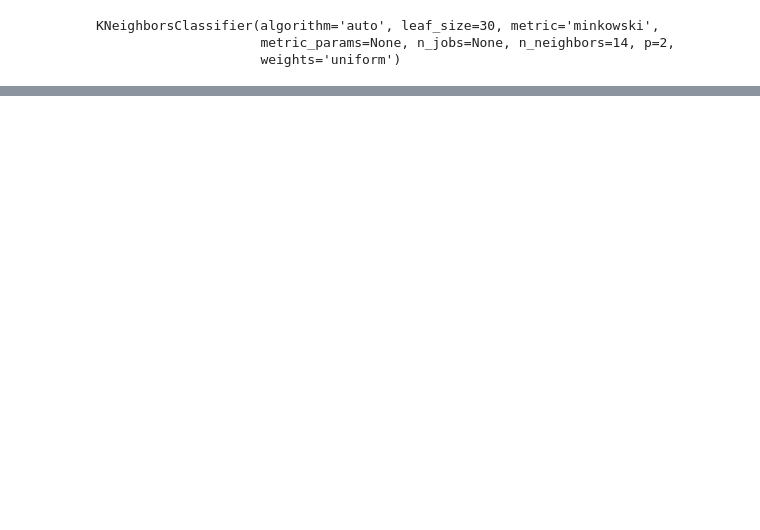
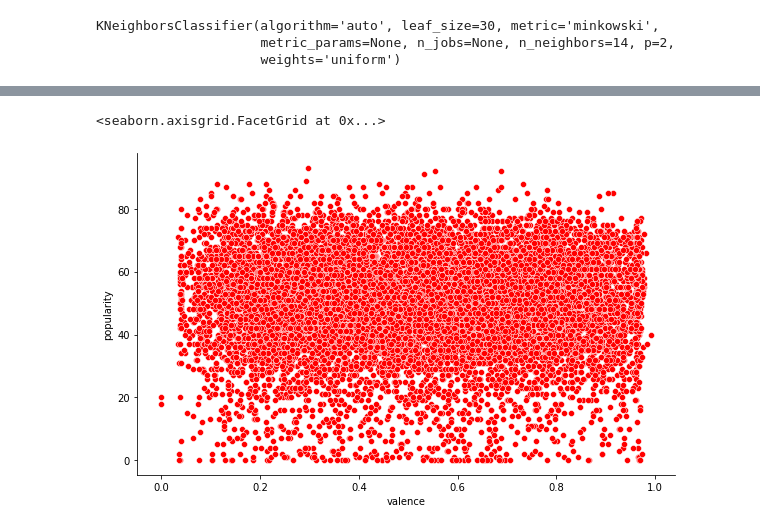
Before and after one commit to kyle-rgb/Spotify_Project, a Jupyter notebook: notebooks/New_Class.ipynb, the cells around one changed output, grey strips where cells are left out. Saved outputs shown, nothing was run; the diff lists cells and outputs as text; code cells hidden in the pictures; blank space fills up the shorter version.

```diff
--- a/notebooks/New_Class.ipynb
+++ b/notebooks/New_Class.ipynb
@@ -92,0 +728,5 @@ array([2, 5, 9, ..., 5, 2, 7], dtype=int64)
+# %%
+sns.relplot(data=attributes[lambda x: x.chart==0.0], x="valence", y="popularity", color="r",aspect=1.61)
+# %% [output]
+<seaborn.axisgrid.FacetGrid at 0x...>
+[figure, added]
```
Also changed, not shown: parts of 128 cells of this notebook.
